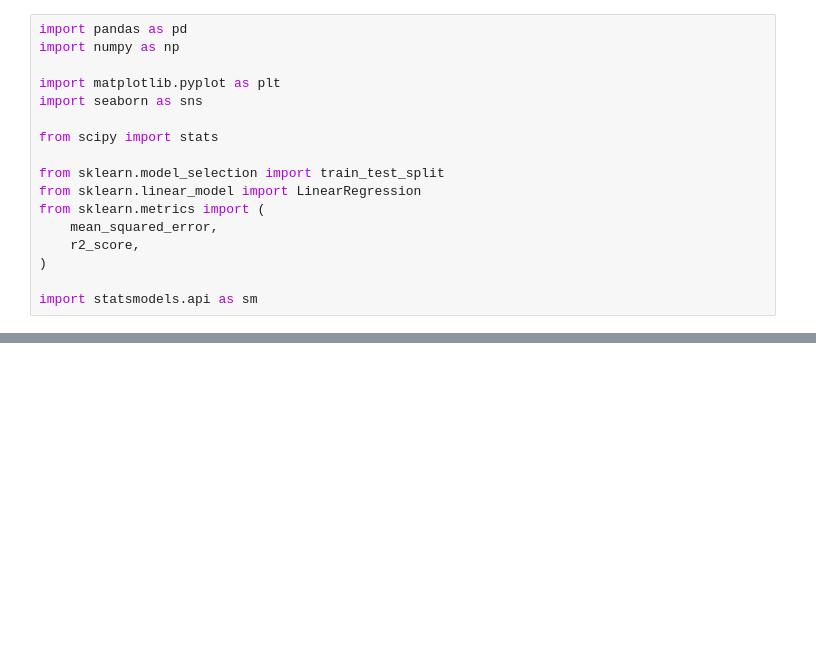
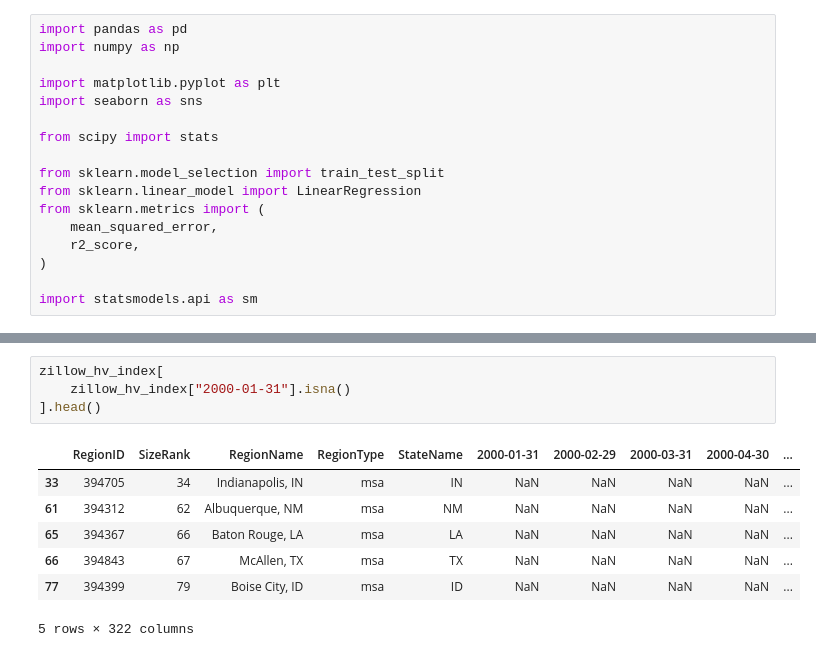
Before and after one commit to gregzheng/housing-affordability-analysis, a Jupyter notebook: notebooks/data_cleaning.ipynb.ipynb, the cells around one changed output, grey strips where cells are left out. Cells and saved outputs as stored; diff of their text form; blank space fills up the shorter version.

```diff
--- a/notebooks/data_cleaning.ipynb.ipynb
+++ b/notebooks/data_cleaning.ipynb.ipynb
@@ -38,0 +103,12 @@ df.tail(10)
+# %%
+zillow_hv_index[
+    zillow_hv_index["2000-01-31"].isna()
+].head()
+# %% [output]
+|  | RegionID | SizeRank | RegionName | RegionType | StateName | 2000-01-31 | 2000-02-29 | 2000-03-31 | 2000-04-30 | ... |
+| 33 | 394705 | 34 | Indianapolis, IN | msa | IN | NaN | NaN | NaN | NaN | ... |
+| 61 | 394312 | 62 | Albuquerque, NM | msa | NM | NaN | NaN | NaN | NaN | ... |
+| 65 | 394367 | 66 | Baton Rouge, LA | msa | LA | NaN | NaN | NaN | NaN | ... |
+| 66 | 394843 | 67 | McAllen, TX | msa | TX | NaN | NaN | NaN | NaN | ... |
+| 77 | 394399 | 79 | Boise City, ID | msa | ID | NaN | NaN | NaN | NaN | ... |
+5 rows × 322 columns
```
Also changed, not shown: parts of 10 cells of this notebook.
